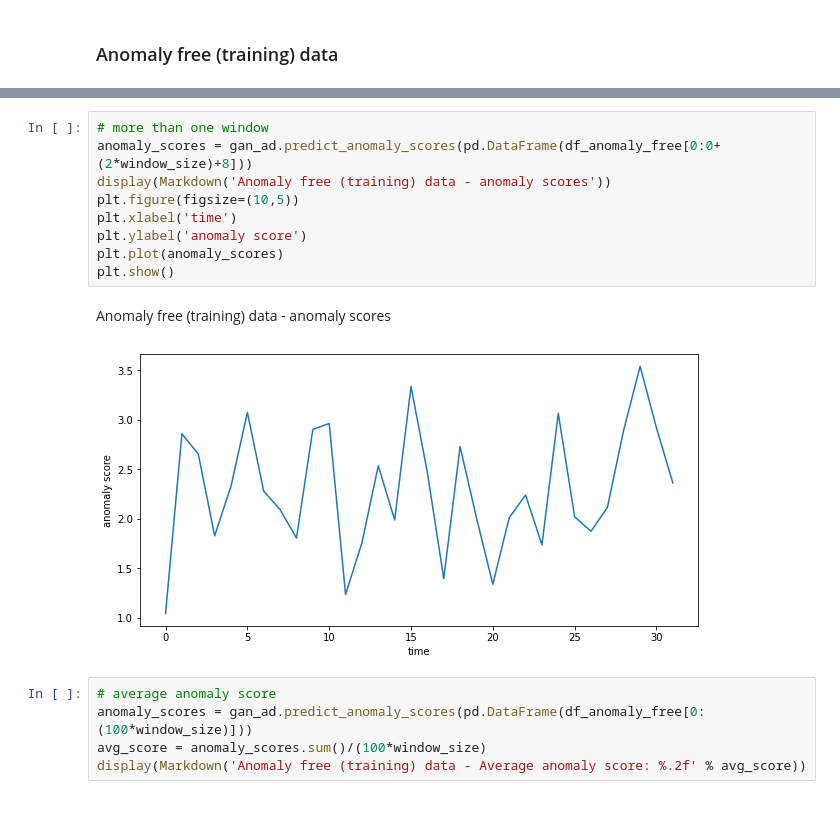
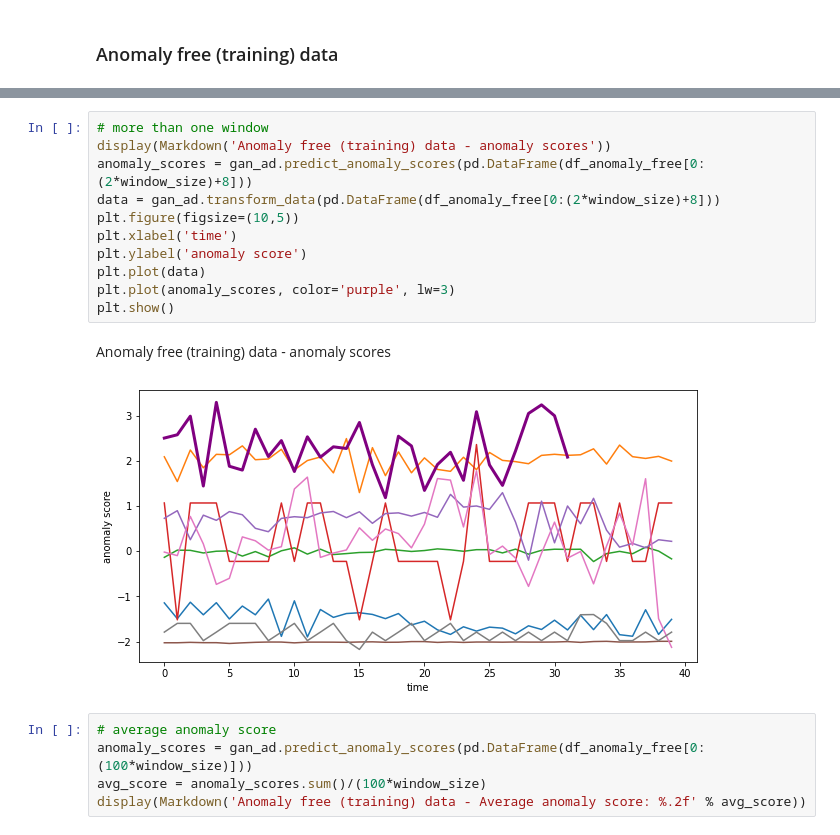
Before and after one commit to ivetasarfyova/TimeSeriesAnomalyDetectionAssignments, a Jupyter notebook: time_series_anomaly_detection/GAN-AD-SKAB.ipynb, the cells around one changed output, grey strips where cells are left out. Drawn from its saved outputs; the diff is of its cells as text.

Commit message:
plots

```diff
--- a/time_series_anomaly_detection/GAN-AD-SKAB.ipynb
+++ b/time_series_anomaly_detection/GAN-AD-SKAB.ipynb
@@ -118,15 +120,17 @@ Anomaly free (training) data with NaNs - anomaly scores
 # %%
 # more than one window
-anomaly_scores = gan_ad.predict_anomaly_scores(pd.DataFrame(df_anomaly_free[0:0+(2*window_size)+8]))
 display(Markdown('Anomaly free (training) data - anomaly scores'))
+anomaly_scores = gan_ad.predict_anomaly_scores(pd.DataFrame(df_anomaly_free[0:(2*window_size)+8]))
+data = gan_ad.transform_data(pd.DataFrame(df_anomaly_free[0:(2*window_size)+8]))
 plt.figure(figsize=(10,5))
 plt.xlabel('time')
 plt.ylabel('anomaly score')
-plt.plot(anomaly_scores)
+plt.plot(data)
+plt.plot(anomaly_scores, color='purple', lw=3)
 plt.show()
 # %% [output]
 Anomaly free (training) data - anomaly scores
-[figure, old version]
+[figure, new version]
 # %%
 # average anomaly score
 anomaly_scores = gan_ad.predict_anomaly_scores(pd.DataFrame(df_anomaly_free[0:(100*window_size)]))
```
Also changed, not shown: parts of 5 cells of this notebook, 1 other file.
